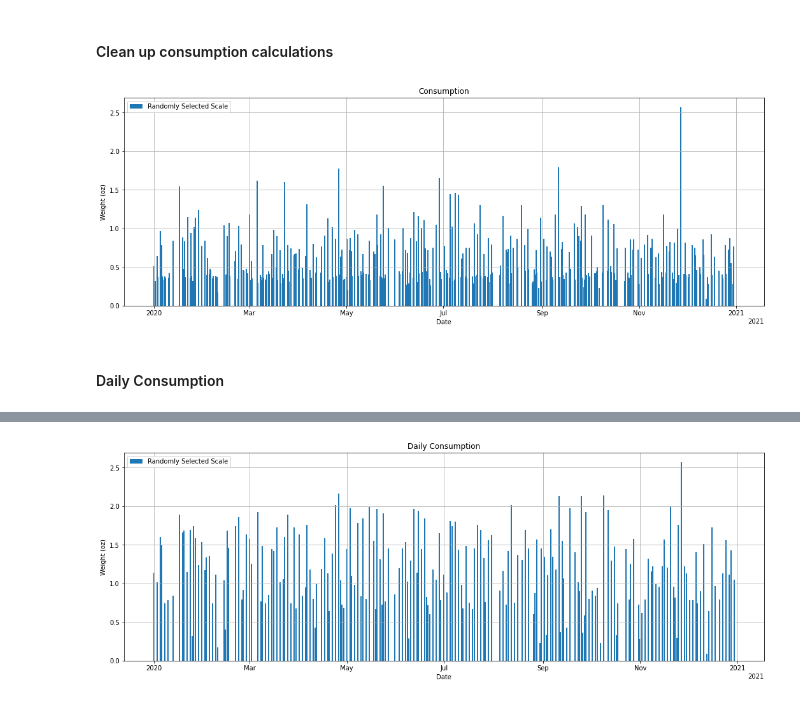
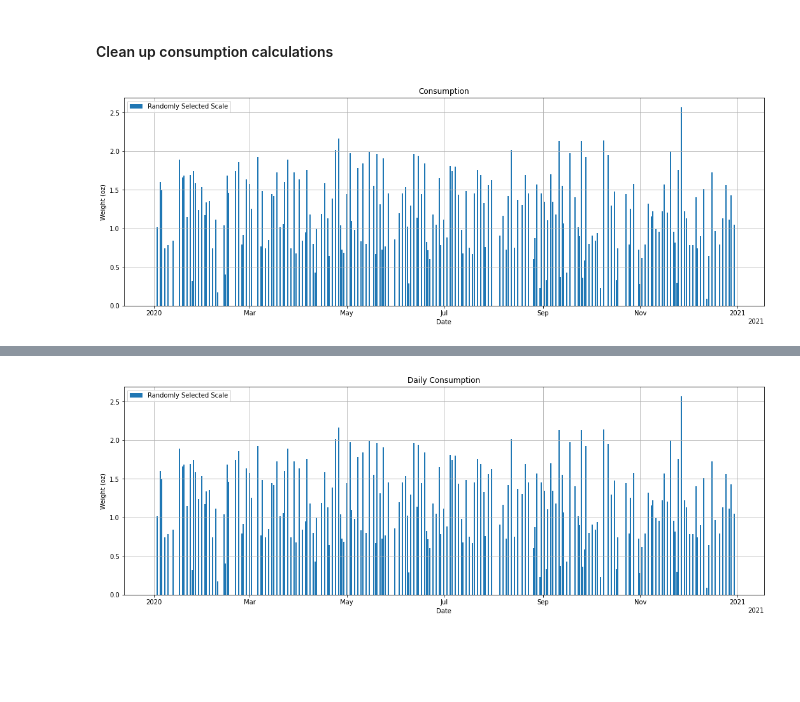
Before and after one commit to jbpauly/smart-simulation, a Jupyter notebook: smart_simulation/Notebooks/modeling.ipynb, the cells around one changed output, grey strips where cells are left out. Cells and saved outputs as stored; diff of their text form; code cells hidden in the pictures; blank space fills up the shorter version.

Commit message:
arima forecasting and file clean up

```diff
--- a/smart_simulation/Notebooks/modeling.ipynb
+++ b/smart_simulation/Notebooks/modeling.ipynb
@@ -23,4 +27,6 @@ servings_file_list = ou.servings_files()
 ### Raw Weight Visualization
 # %%
 sample = de.load_sim_data(weights_file_list[-1], ['weight'])
+eod_weights = de.eod_weights(sample.weight)
+eod_weight_peaks = eda.find_weight_peaks(weight_series = eod_weights)
 # %%
@@ -39,9 +45,9 @@ eda.plot_weights(raw_consumption, 'Raw Consumption', 'Randomly Selected Scale',
 # %% [markdown]
 #### Find Product Arrival Dates to Fix Consumption Outliers
 # %%
-estimated_peaks = eda.find_weight_peaks(weight_series = sample.weight)
-segments = eda.create_consumption_segments(weight_series = sample.weight, peaks = estimated_peaks)
-segments_data = eda.create_segments_data(consumption_segments = segments, weight_series = sample.weight)
+estimated_peaks = eda.find_weight_peaks(weight_series = eod_weights)
+segments = eda.create_consumption_segments(weight_series = eod_weights, peaks = estimated_peaks)
+segments_data = eda.create_segments_data(consumption_segments = segments, weight_series = eod_weights)
 segments_misaligned = eda.segments_misaligned(segments_data = segments_data)
 
 print(f"\nBreak Point Segments Misaligned: {segments_misaligned}\n")
@@ -92,10 +98,8 @@ arrival_time_stamps = estimated_peaks # segments_data.start_time[1:]
 index = pd.DatetimeIndex(arrival_time_stamps).rename(None)
 adjustments = pd.Series(14.0, index = index, dtype = float, name = 'weight')
 # %%
-clean_consumption = de.calculate_consumption(weight_series = sample.weight, adjustments = adjustments)
+daily_consumption = de.calculate_consumption(weight_series = eod_weights, adjustments = adjustments)
 # %%
-eda.plot_weights(clean_consumption, 'Consumption', 'Randomly Selected Scale', bar = True)
+eda.plot_weights(daily_consumption, 'Consumption', 'Randomly Selected Scale', bar = True)
 # %% [output]
-[figure, old version]
+[figure, new version]
-# %% [markdown]
-#### Daily Consumption
```
Also changed, not shown: parts of 70 cells of this notebook, 8 other files.
